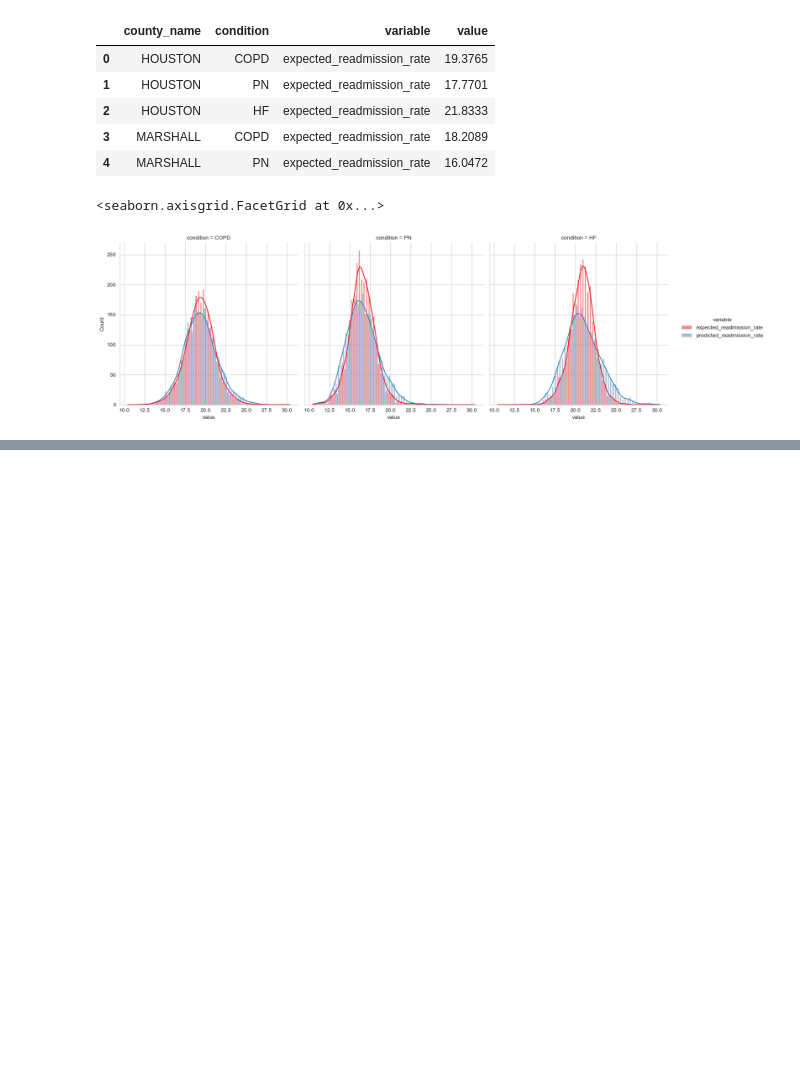
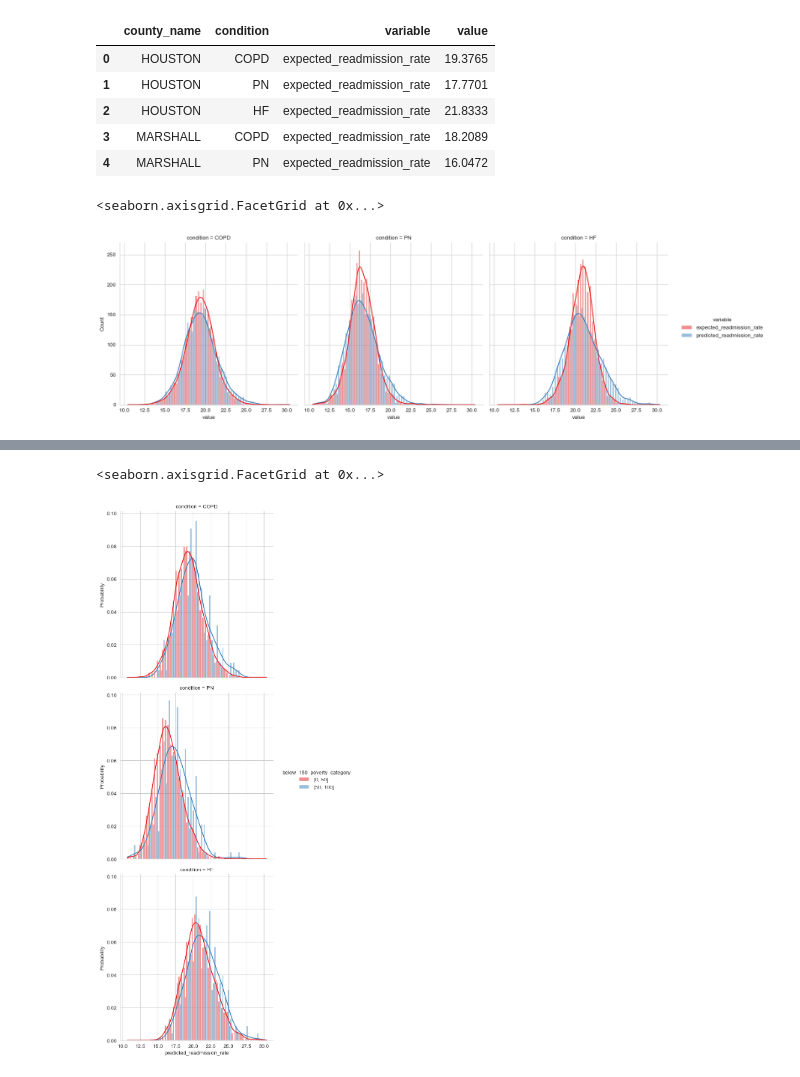
Before and after one commit to DS4A-2023-Team-20/ca-sdoh, a Jupyter notebook: code/batool/eda.ipynb, the cells around one changed output, grey strips where cells are left out. Saved outputs shown, nothing was run; the diff lists cells and outputs as text; code cells hidden in the pictures; blank space fills up the shorter version.

```diff
--- a/code/batool/eda.ipynb
+++ b/code/batool/eda.ipynb
@@ -56,0 +74,5 @@ sns.displot(readm,x='value',col='condition',hue='variable',multiple="dodge",kde=
+# %%
+sns.displot(df,x='predicted_readmission_rate',row='condition',hue='below_150_poverty_category',multiple="dodge",kde=True,stat='probability',common_norm=False)
+# %% [output]
+<seaborn.axisgrid.FacetGrid at 0x...>
+[figure, added]
```
Also changed, not shown: parts of 25 cells of this notebook.
